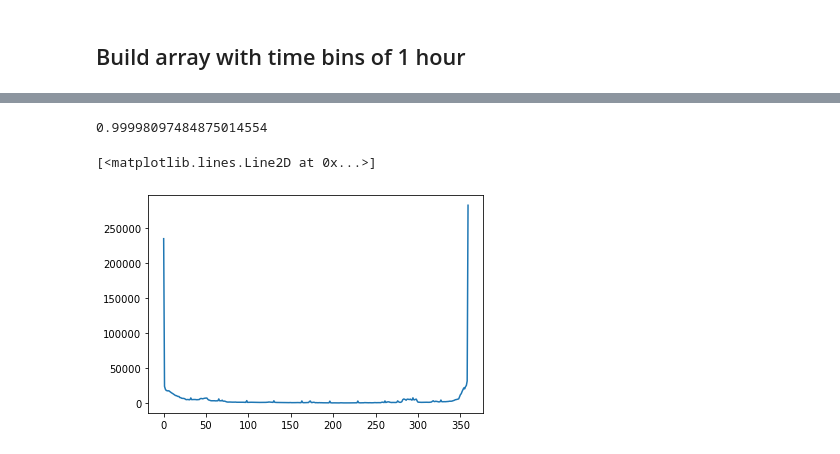
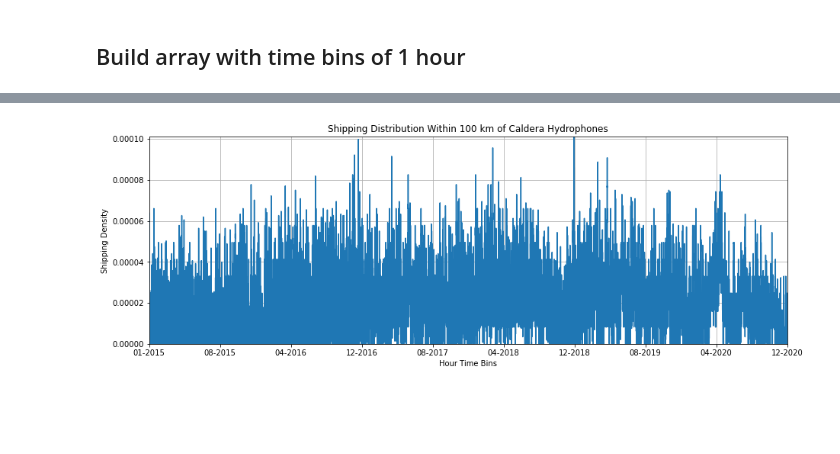
Before and after one commit to John-Ragland/AIS_data_analysis, a Jupyter notebook: Resampled Ship Passes in Time.ipynb, the cells around one changed output, grey strips where cells are left out. Saved outputs shown, nothing was run; the diff lists cells and outputs as text; code cells hidden in the pictures; blank space fills up the shorter version.

```diff
--- a/Resampled Ship Passes in Time.ipynb
+++ b/Resampled Ship Passes in Time.ipynb
@@ -29,4 +29,4 @@ import geopy
 df = AIS_tools.get_AIS_data()
 # %%
 # Break data into list of ship passes
-ship_passes = AIS_tools.single_ship_pass(df)
+ship_passes, pass_start_idxs = AIS_tools.single_ship_pass(df, load_pickle=True)
@@ -68,4 +41,0 @@ KeyboardInterrupt:
-# %%
-bearing, bins = AIS_tools.get_time_histogram(all_ships, R=100, load_pkl=False)
-# %% [output]
-0.99998097484875014554
@@ -74,5 +42,23 @@ bearing, bins = AIS_tools.get_time_histogram(load_pkl=True)
-# %%
-plt.plot(np.sum(bearing, axis=0))
-# %% [output]
-[<matplotlib.lines.Line2D at 0x...>]
-[figure, removed]
+# %%
+hist_time, time_bins = np.histogram(all_ships['time_val']*1e-9/3600, bins=(365*24*6+2), density=True)
+bin_width = time_bins[1] - time_bins[0]
+
+# Get Date Ticks
+time_bins_str = pd.to_datetime(time_bins*1e+9*3600).strftime('%m-%Y').to_numpy()
+xticks = np.linspace(0,len(hist_time), 10).astype(int)
+xlabels = time_bins_str[xticks]
+
+# Create Figure
+fig = plt.figure(figsize=(15,5))
+plt.plot(hist_time)
+plt.xticks(xticks, xlabels)
+plt.grid()
+plt.ylabel('Shipping Density')
+plt.xlabel('Hour Time Bins')
+plt.xlim([0, len(hist_time)])
+plt.ylim([0, np.max(hist_time)])
+plt.title('Shipping Distribution Within 100 km of Caldera Hydrophones')
+
+fig.savefig('Shipping_Distribution_in_time_per_hour.png',dpi=200)
+# %% [output]
+[figure, added]
```
Also changed, not shown: parts of 15 cells of this notebook, 1 other file.
